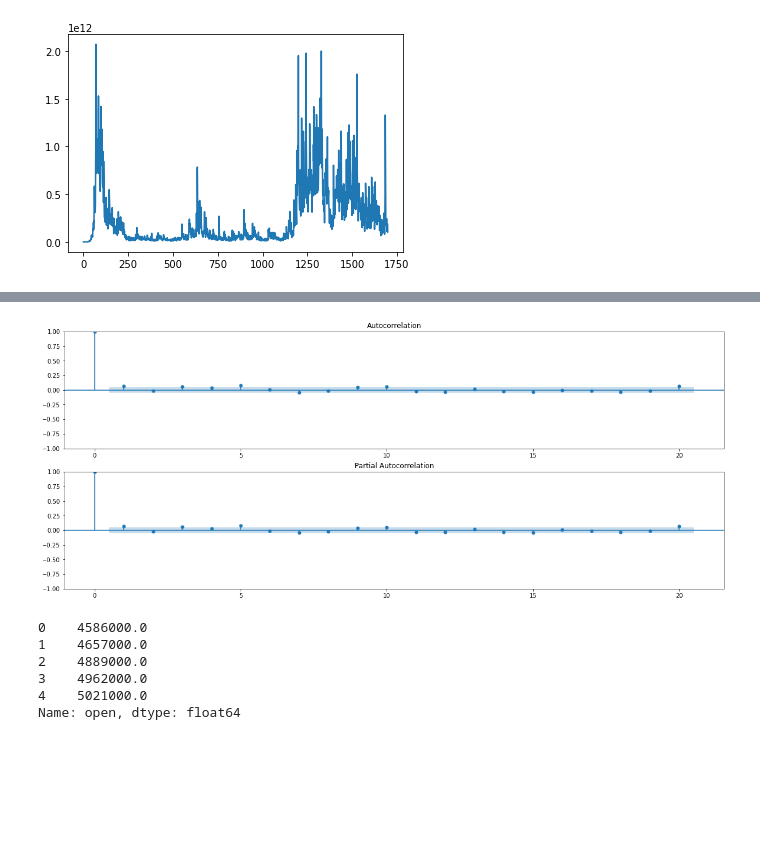
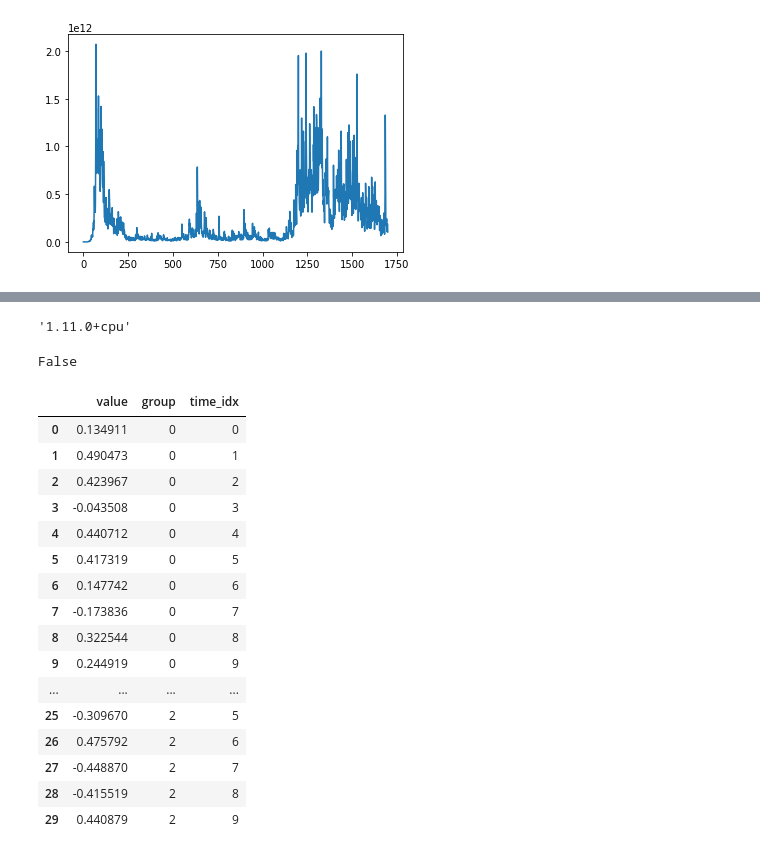
Before and after one commit to hyuntai97/Tobigs_conference, a Jupyter notebook: notebook/DeepAR.ipynb, the cells around one changed output, grey strips where cells are left out. Saved outputs shown, nothing was run; the diff lists cells and outputs as text; code cells hidden in the pictures; blank space fills up the shorter version.

```diff
--- a/notebook/DeepAR.ipynb
+++ b/notebook/DeepAR.ipynb
@@ -118,17 +32,36 @@ p-value: 1.032975894720297e-28
-# %%
-fig = plt.figure(figsize=(20,8))
-ax1 = fig.add_subplot(211)
-fig = sm.graphics.tsa.plot_acf(ts_diff1, lags=20, ax=ax1)
-ax2 = fig.add_subplot(212)
-fig = sm.graphics.tsa.plot_pacf(ts_diff1, lags=20, ax=ax2)
-# %% [output]
-[figure, removed]
-# %%
-ts.head()
-# %% [output]
-0    4586000.0
-1    4657000.0
-2    4889000.0
-3    4962000.0
-4    5021000.0
-Name: open, dtype: float64
+# %%
+torch.__version__
+# %% [output]
+'1.11.0+cpu'
+# %%
+torch.cuda.is_available()
+# %% [output]
+False
+# %%
+test_data = pd.DataFrame(
+    dict(
+        value=np.random.rand(30) - 0.5,
+        group=np.repeat(np.arange(3), 10),
+        time_idx=np.tile(np.arange(10), 3),
+    )
+)
+# %%
+test_data
+# %% [output]
+|  | value | group | time_idx |
+| 0 | 0.134911 | 0 | 0 |
+| 1 | 0.490473 | 0 | 1 |
+| 2 | 0.423967 | 0 | 2 |
+| 3 | -0.043508 | 0 | 3 |
+| 4 | 0.440712 | 0 | 4 |
+| 5 | 0.417319 | 0 | 5 |
+| 6 | 0.147742 | 0 | 6 |
+| 7 | -0.173836 | 0 | 7 |
+| 8 | 0.322544 | 0 | 8 |
+| 9 | 0.244919 | 0 | 9 |
+| ... | ... | ... | ... |
+| 25 | -0.309670 | 2 | 5 |
+| 26 | 0.475792 | 2 | 6 |
+| 27 | -0.448870 | 2 | 7 |
+| 28 | -0.415519 | 2 | 8 |
+| 29 | 0.440879 | 2 | 9 |
```
Also changed, not shown: parts of 28 cells of this notebook, 22 other files.
